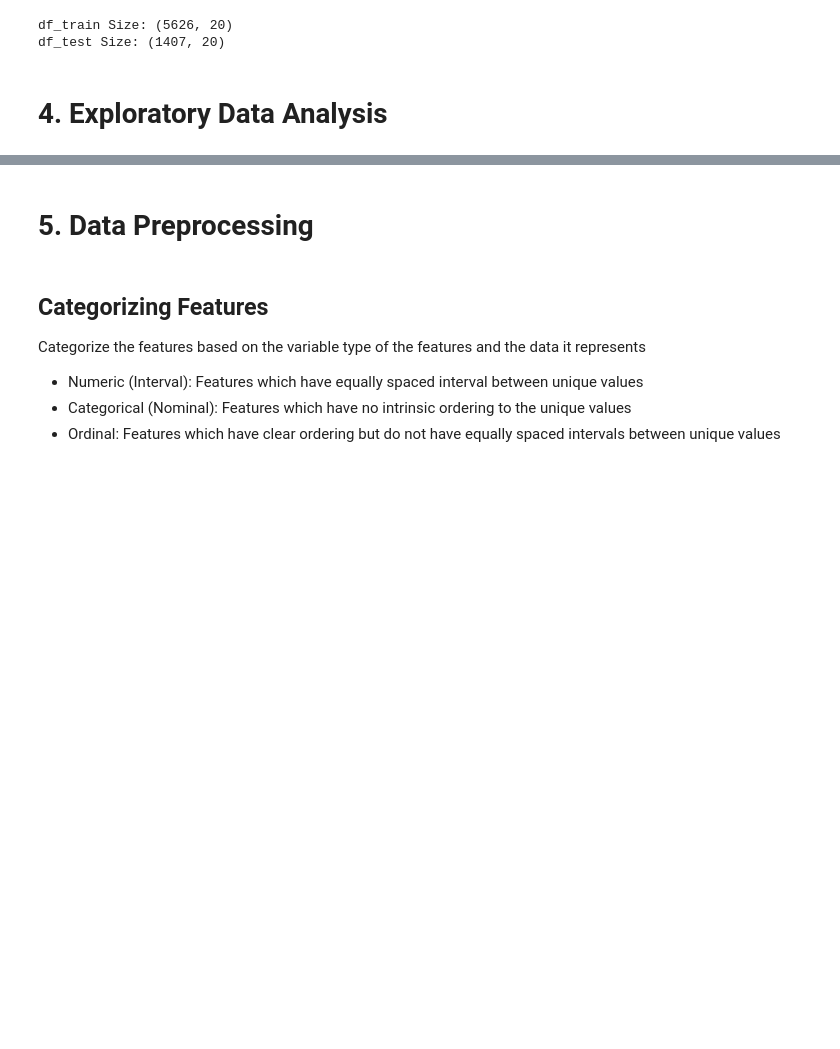
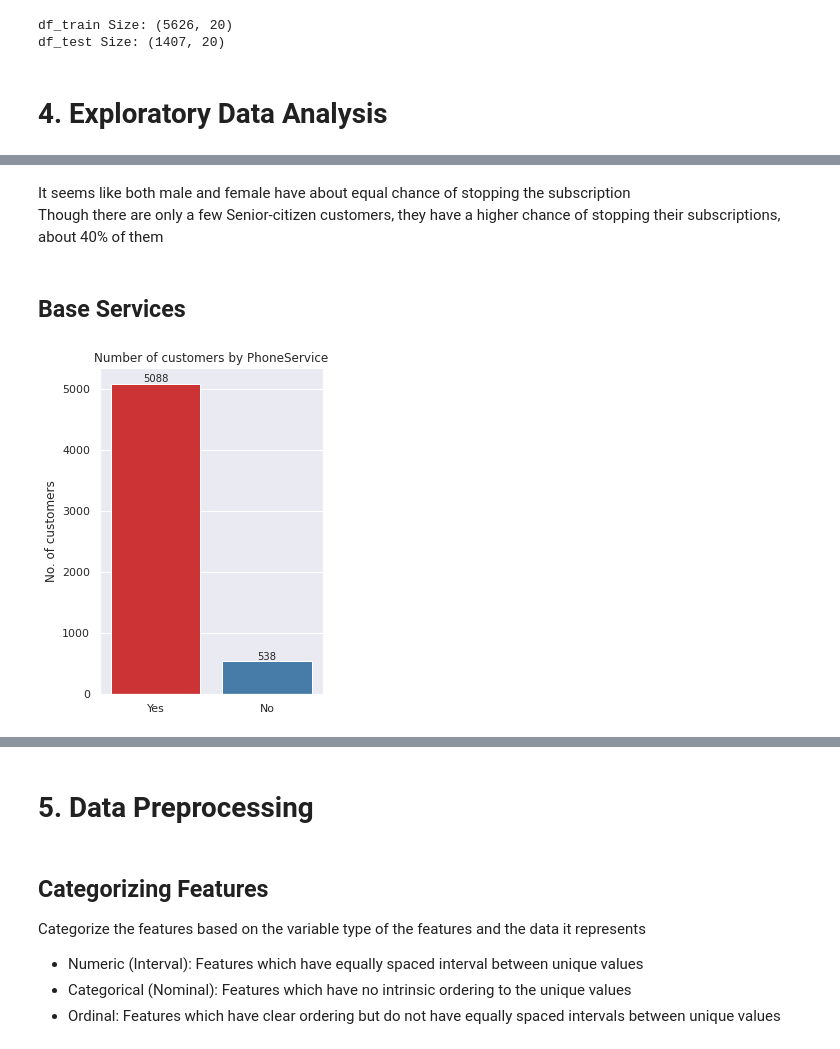
Before and after one commit to NikkiSatmaka/sticky-customers-operation, a Jupyter notebook: h8dsft_Milestone1P2_nikki_satmaka.ipynb, the cells around one changed output, grey strips where cells are left out. Drawn from its saved outputs; the diff is of its cells as text; code cells hidden in the pictures; blank space fills up the shorter version.

```diff
--- a/h8dsft_Milestone1P2_nikki_satmaka.ipynb
+++ b/h8dsft_Milestone1P2_nikki_satmaka.ipynb
@@ -447,0 +500,18 @@ df_train_ori = df_train.copy()
+# %% [markdown]
+It seems like both male and female have about equal chance of stopping the subscription\
+Though there are only a few Senior-citizen customers, they have a higher chance of stopping their subscriptions, about 40% of them
+# %% [markdown]
+## Base Services
+# %%
+# plot number of customers by PhoneService
+plt.figure(figsize=(4, 6))
+ax = sns.countplot(data=df_train, x='PhoneService')
+plt.title(f'Number of customers by PhoneService')
+plt.xlabel(None)
+plt.ylabel('No. of customers')
+
+ax.bar_label(ax.containers[0])
+
+plt.show()
+# %% [output]
+[figure, added]
```
Also changed, not shown: parts of 61 cells of this notebook.
